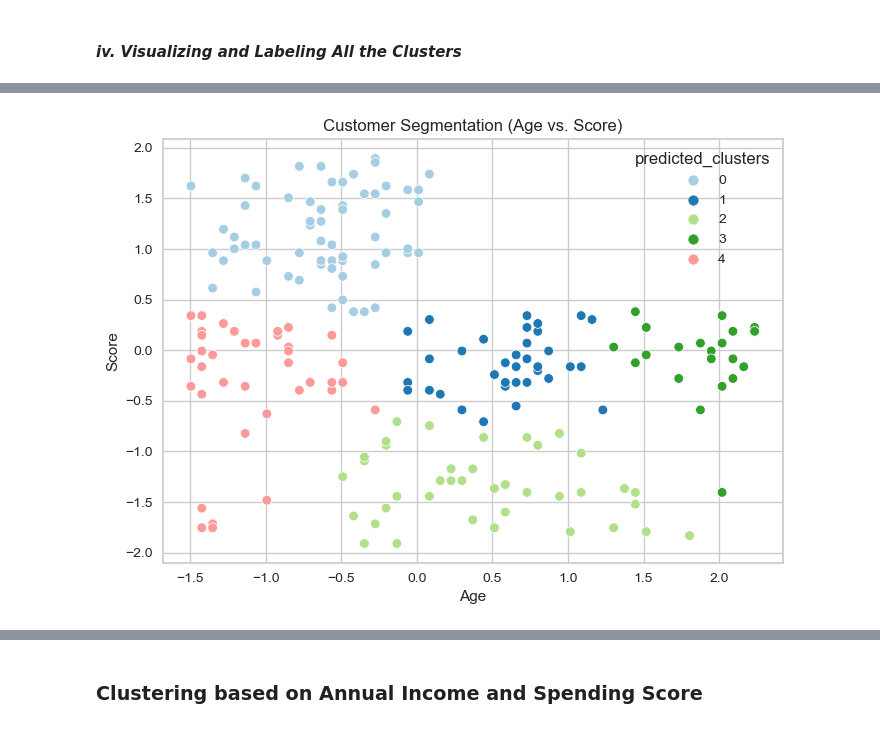
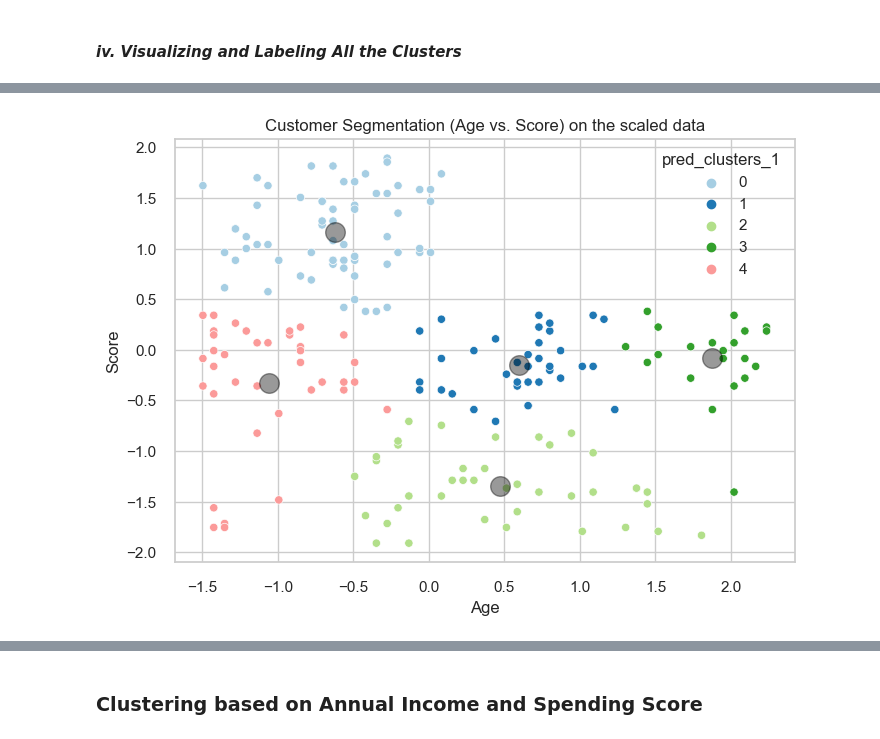
Before and after one commit to WaadAlharthi/ML_Portfolio, a Jupyter notebook: Cluestering_Analysis_Customers_Segmentation_Project3.ipynb, the cells around one changed output, grey strips where cells are left out. Cells and saved outputs as stored; diff of their text form; code cells hidden in the pictures.

```diff
--- a/Cluestering_Analysis_Customers_Segmentation_Project3.ipynb
+++ b/Cluestering_Analysis_Customers_Segmentation_Project3.ipynb
@@ -225,0 +209,7 @@ X1.head()
+# %%
+columns = ['Age','Score']
+scaled_data =df[columns]
+scaled_data = scaler.fit_transform(scaled_data)
+scaled_data = pd.DataFrame(scaled_data, columns = ['Age','Score'])
+
+scaled_data.head()
@@ -271,7 +259,7 @@ K = range(2,8)
 for k in K:
     model = KMeans(n_clusters =k,
                    random_state=42)
-    model.fit(X1)
+    model.fit(scaled_data)
     ssd.append(model.inertia_)
 plt.plot(K, ssd, "ro--")
 plt.xlabel("Different k values")
@@ -283,7 +271,7 @@ Text(0.5, 1.0, 'elbow method')
 # %%
 K_means_model = KMeans(n_clusters=5,
                        random_state=42)
-K_means_model.fit_predict(X1)
+K_means_model.fit_predict(scaled_data)
 # %% [output]
 array([4, 0, 4, 0, 4, 0, 2, 0, 2, 0, 3, 0, 2, 0, 2, 0, 4, 0, 2, 0, 4, 0,
        2, 0, 2, 0, 1, 0, 2, 0, 2, 0, 2, 0, 2, 0, 2, 0, 2, 0, 3, 0, 1, 0,
@@ -303,10 +290,8 @@ silhouette_score(X1, K_means_model.labels_)
 # %%
-from yellowbrick.cluster import SilhouetteVisualizer
-
 model = KMeans(n_clusters=5,
                 random_state=42)
 visualizer = SilhouetteVisualizer(model)
 
-visualizer.fit(X1)
+visualizer.fit(scaled_data)
 visualizer.poof();
 # %% [output]
@@ -346,11 +333,14 @@ X1.head()
 # %%
-import matplotlib.pyplot as plt
+scaled_data["pred_clusters_1"] = clusters
 
-sns.scatterplot(x="Age", y="Score", hue="predicted_clusters", data=X1, palette="Paired")
+sns.scatterplot(x="Age", y="Score", hue="pred_clusters_1", data=scaled_data, palette="Paired")
+
+centers = K_means_model.cluster_centers_
+plt.scatter(centers[:, 0], centers[:, 1], c='black', s=200, alpha=0.4)
 
 plt.xlabel('Age')
 plt.ylabel('Score')
-plt.title('Customer Segmentation (Age vs. Score)')
+plt.title('Customer Segmentation (Age vs. Score) on the scaled data')
 plt.show()
 # %% [output]
-[figure, old version]
+[figure, new version]
```
Also changed, not shown: parts of 39 cells of this notebook.
